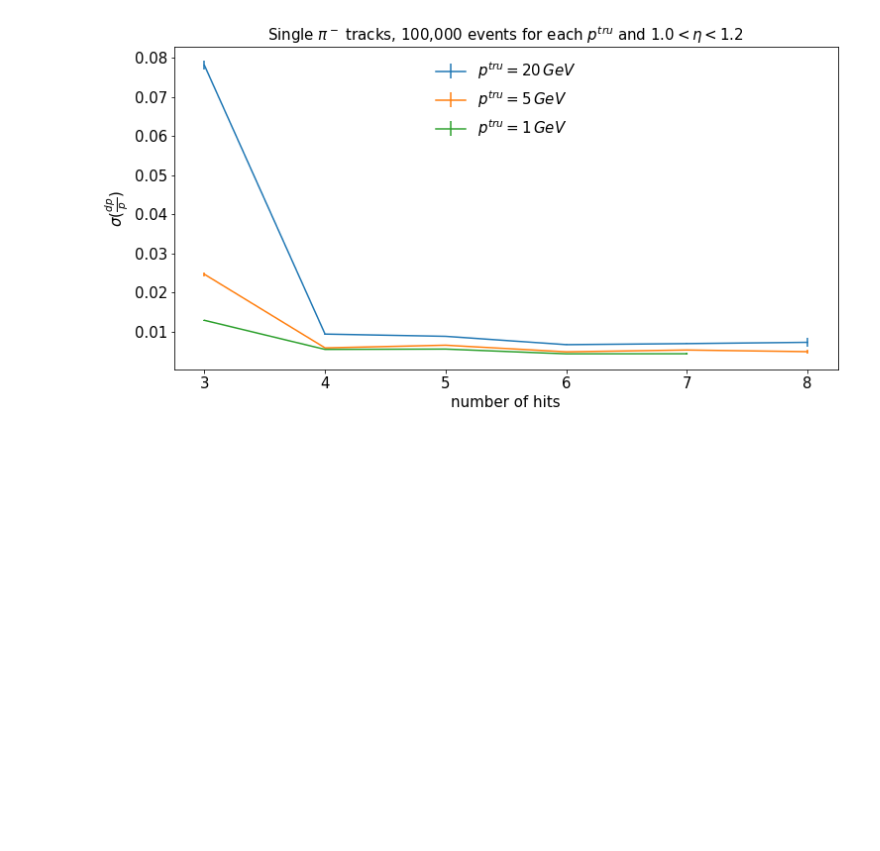
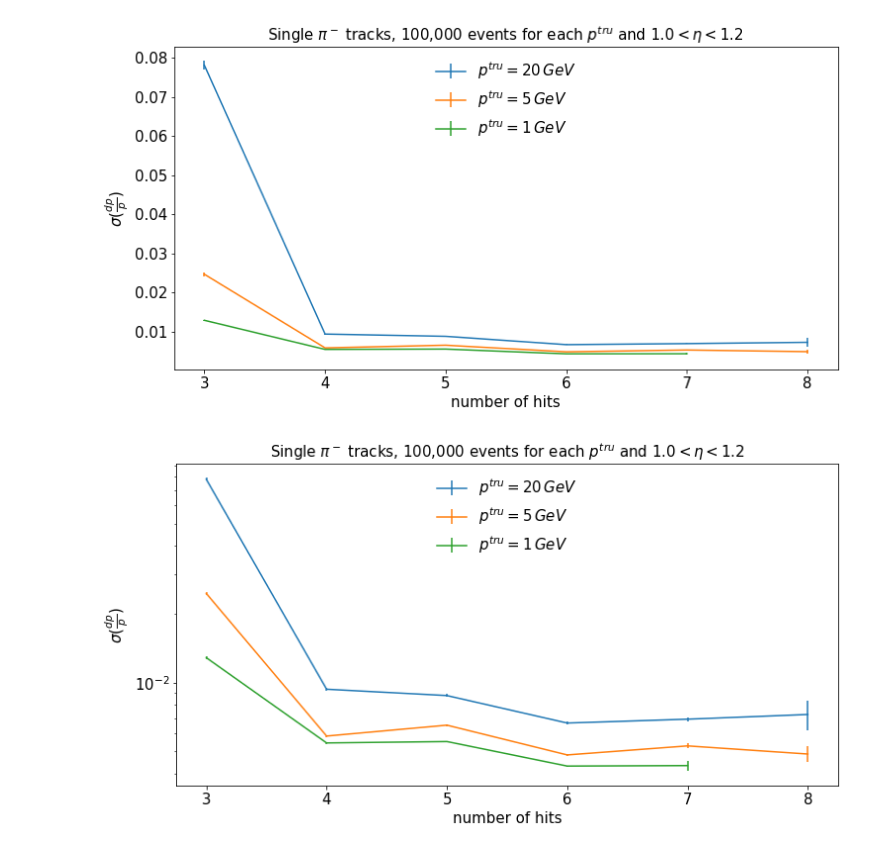
Before and after one commit to y-song/notebooks, a Jupyter notebook: detector_response_included/res_vs_nhit.ipynb, the cells around one changed output. Cells and saved outputs as stored; diff of their text form; code cells hidden in the pictures; blank space fills up the shorter version.

Commit message:
Added two versions of the plot

```diff
--- a/detector_response_included/res_vs_nhit.ipynb
+++ b/detector_response_included/res_vs_nhit.ipynb
@@ -31,2 +31,17 @@ plt.savefig('images/res_vs_nhit.png', bbox_inches='tight')
 # %% [output]
 [figure]
+# %%
+fig = plt.figure(figsize=(12,6))
+plt.errorbar(x, getData(20)[0], yerr=getData(20)[1], label='$p^{tru} = 20 \, GeV$')
+plt.errorbar(x, getData(5)[0], yerr=getData(5)[1], label='$p^{tru} = 5 \, GeV$')
+plt.errorbar(x[:-1], getData(1)[0], yerr=getData(1)[1], label='$p^{tru} = 1 \, GeV$')
+plt.title('Single $\pi^-$ tracks, 100,000 events for each $p^{tru}$ and $1.0 < \eta < 1.2$', fontsize=15)
+plt.xlabel('number of hits', fontsize=15)
+plt.ylabel(r'$\sigma(\frac{dp}{p})$', fontsize=15)
+plt.xticks(fontsize=15)
+plt.yticks(fontsize=15)
+plt.yscale('log')
+plt.legend(prop={'size': 15}, frameon=False, loc='upper center')
+plt.savefig('images/res_vs_nhit2.png', bbox_inches='tight')
+# %% [output]
+[figure, added]
```
Also changed, not shown: parts of 2 cells of this notebook.
